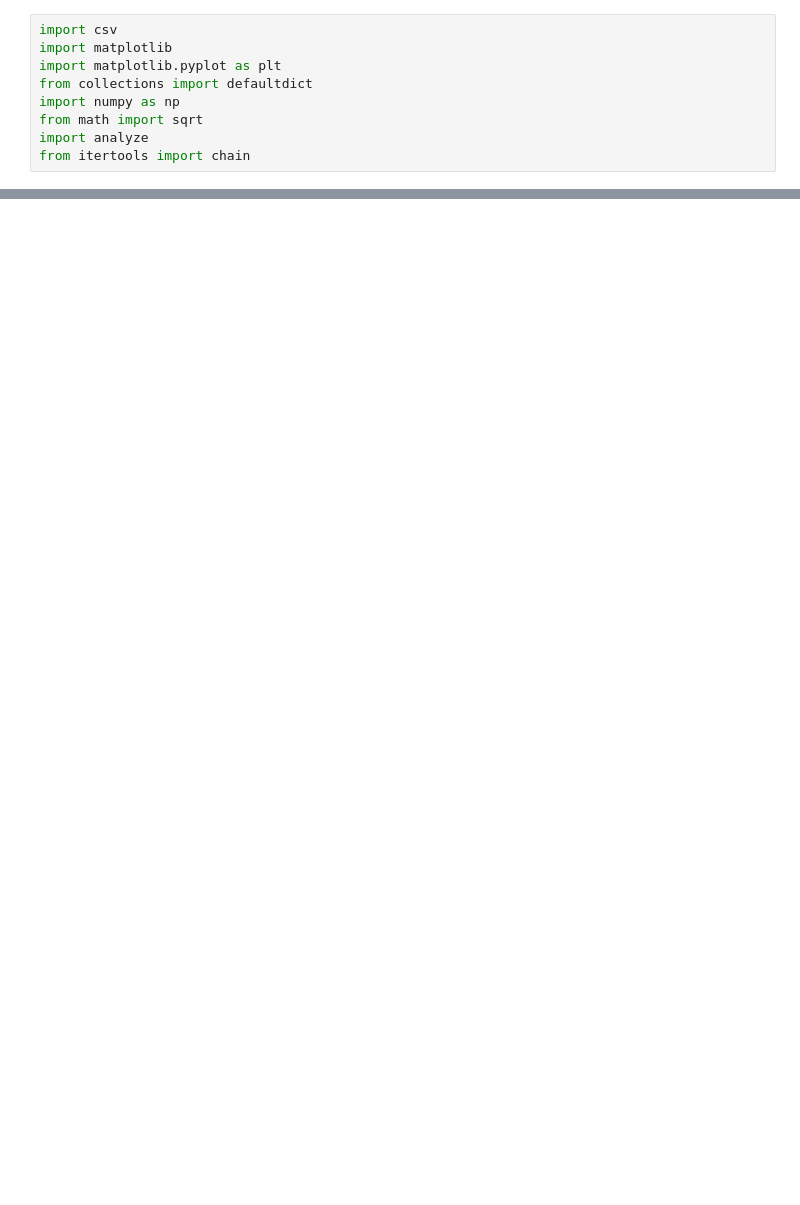
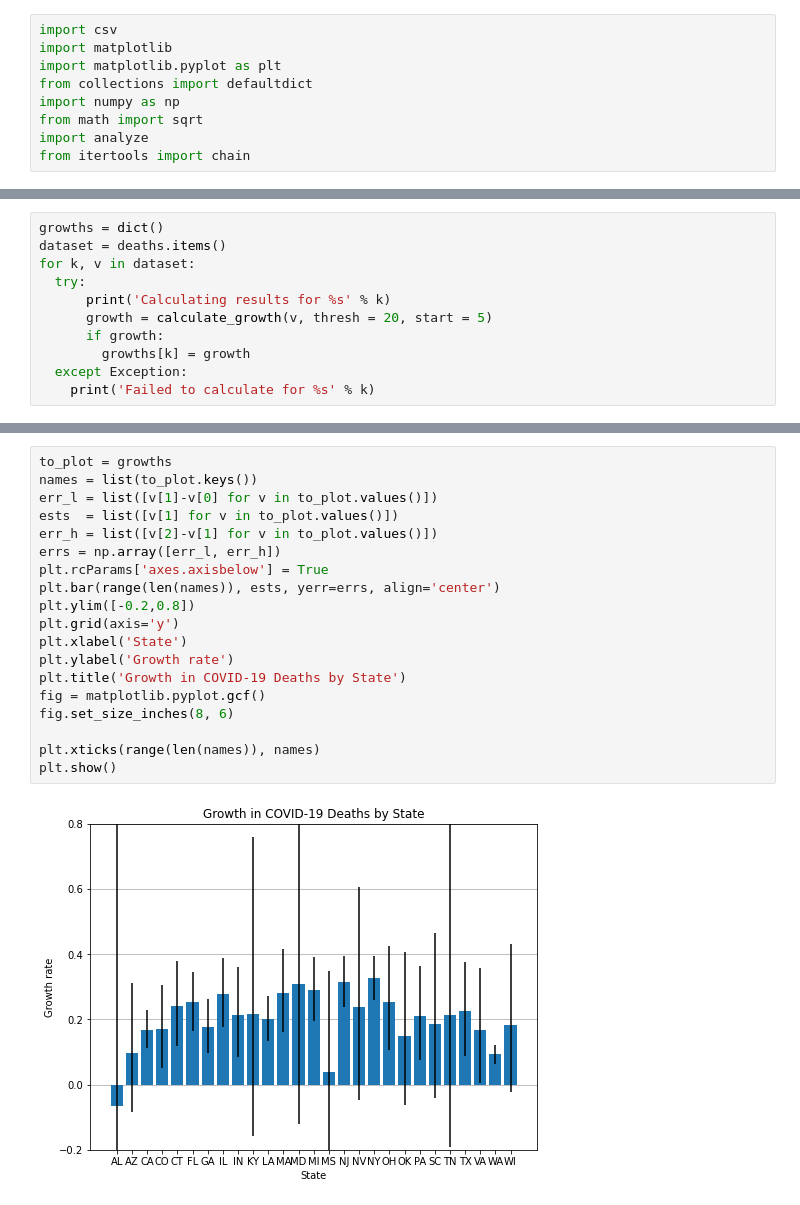
Before and after one commit to syadlowsky/growth-rate-estimation, a Jupyter notebook: Process States.ipynb, the cells around one changed output, grey strips where cells are left out. Saved outputs shown, nothing was run; the diff lists cells and outputs as text; blank space fills up the shorter version.

```diff
--- a/Process States.ipynb
+++ b/Process States.ipynb
@@ -112,0 +135,11 @@ plt.show()
+# %%
+growths = dict()
+dataset = deaths.items()
+for k, v in dataset:
+  try:
+      print('Calculating results for %s' % k)
+      growth = calculate_growth(v, thresh = 20, start = 5)
+      if growth:
+        growths[k] = growth
+  except Exception:
+    print('Failed to calculate for %s' % k)
@@ -113 +164,22 @@ plt.show()
+# %%
+to_plot = growths
+names = list(to_plot.keys())
+err_l = list([v[1]-v[0] for v in to_plot.values()])
+ests  = list([v[1] for v in to_plot.values()])
+err_h = list([v[2]-v[1] for v in to_plot.values()])
+errs = np.array([err_l, err_h])
+plt.rcParams['axes.axisbelow'] = True
+plt.bar(range(len(names)), ests, yerr=errs, align='center')
+plt.ylim([-0.2,0.8])
+plt.grid(axis='y')
+plt.xlabel('State')
+plt.ylabel('Growth rate')
+plt.title('Growth in COVID-19 Deaths by State')
+fig = matplotlib.pyplot.gcf()
+fig.set_size_inches(8, 6)
+
+plt.xticks(range(len(names)), names)
+plt.show()
+# %% [output]
+[figure, added]
 # %%
```
Also changed, not shown: parts of 7 cells of this notebook, 3 other files.
